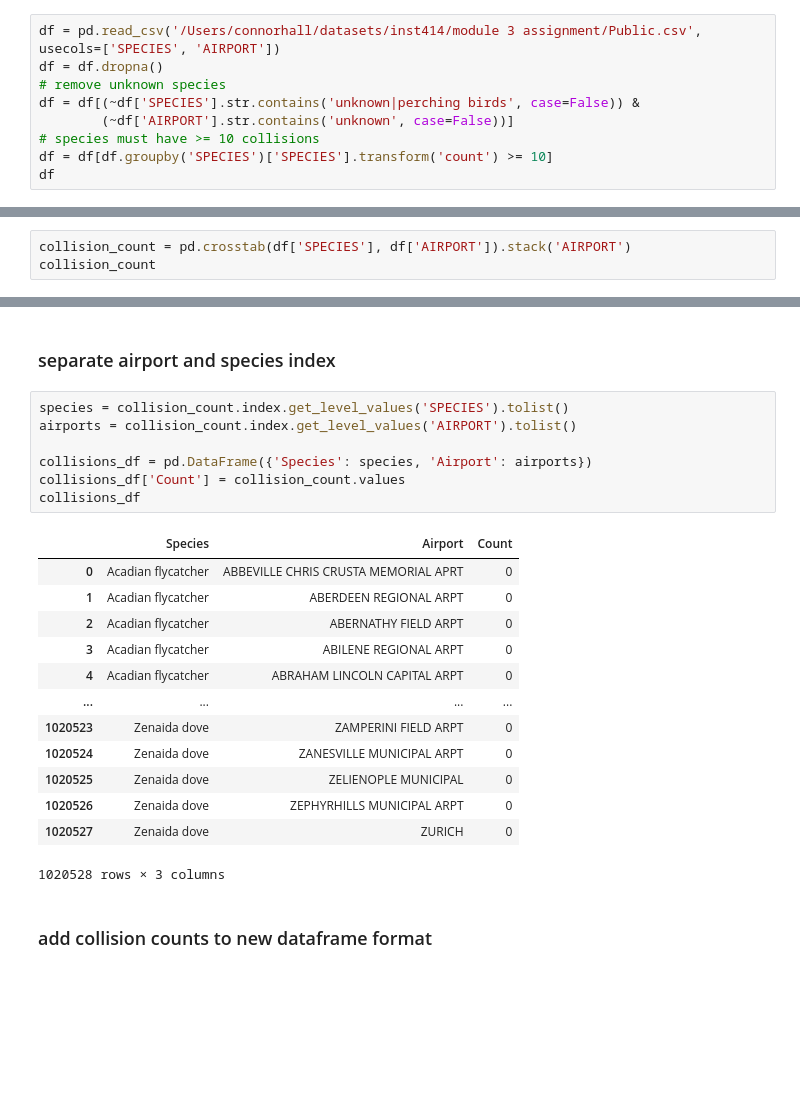
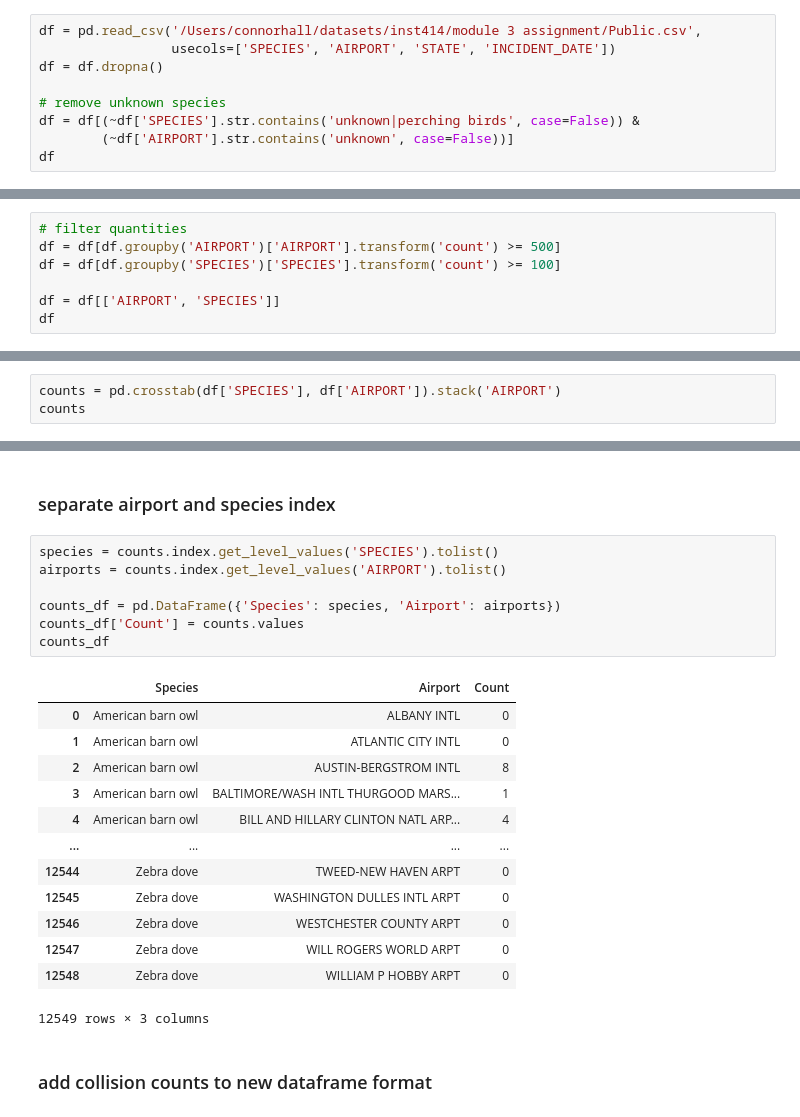
Before and after one commit to green-638/inst414-semester-project, a Jupyter notebook: semester_project.ipynb, the cells around one changed output, grey strips where cells are left out. Cells and saved outputs as stored; diff of their text form; blank space fills up the shorter version.

```diff
--- a/semester_project.ipynb
+++ b/semester_project.ipynb
@@ -5,10 +10,10 @@ import pandas as pd
 # %%
-df = pd.read_csv('/Users/connorhall/datasets/inst414/module 3 assignment/Public.csv', usecols=['SPECIES', 'AIRPORT'])
+df = pd.read_csv('/Users/connorhall/datasets/inst414/module 3 assignment/Public.csv',
+                 usecols=['SPECIES', 'AIRPORT', 'STATE', 'INCIDENT_DATE'])
 df = df.dropna()
+
 # remove unknown species
 df = df[(~df['SPECIES'].str.contains('unknown|perching birds', case=False)) &
         (~df['AIRPORT'].str.contains('unknown', case=False))]
-# species must have >= 10 collisions
-df = df[df.groupby('SPECIES')['SPECIES'].transform('count') >= 10]
 df
 # %% [output]
@@ -27,0 +53,7 @@ df
+# %%
+# filter quantities
+df = df[df.groupby('AIRPORT')['AIRPORT'].transform('count') >= 500]
+df = df[df.groupby('SPECIES')['SPECIES'].transform('count') >= 100]
+
+df = df[['AIRPORT', 'SPECIES']]
+df
@@ -30,4 +76,4 @@ df
 # %%
-collision_count = pd.crosstab(df['SPECIES'], df['AIRPORT']).stack('AIRPORT')
-collision_count
+counts = pd.crosstab(df['SPECIES'], df['AIRPORT']).stack('AIRPORT')
+counts
 # %% [output]
@@ -47,26 +93,26 @@ Length: 1020528, dtype: int64
 # %% [markdown]
 ### separate airport and species index
 # %%
-species = collision_count.index.get_level_values('SPECIES').tolist()
-airports = collision_count.index.get_level_values('AIRPORT').tolist()
+species = counts.index.get_level_values('SPECIES').tolist()
+airports = counts.index.get_level_values('AIRPORT').tolist()
 
-collisions_df = pd.DataFrame({'Species': species, 'Airport': airports})
-collisions_df['Count'] = collision_count.values
-collisions_df
+counts_df = pd.DataFrame({'Species': species, 'Airport': airports})
+counts_df['Count'] = counts.values
+counts_df
 # %% [output]
 |  | Species | Airport | Count |
-| 0 | Acadian flycatcher | ABBEVILLE CHRIS CRUSTA MEMORIAL APRT | 0 |
-| 1 | Acadian flycatcher | ABERDEEN REGIONAL ARPT | 0 |
-| 2 | Acadian flycatcher | ABERNATHY FIELD ARPT | 0 |
-| 3 | Acadian flycatcher | ABILENE REGIONAL ARPT | 0 |
-| 4 | Acadian flycatcher | ABRAHAM LINCOLN CAPITAL ARPT | 0 |
+| 0 | American barn owl | ALBANY INTL | 0 |
+| 1 | American barn owl | ATLANTIC CITY INTL | 0 |
+| 2 | American barn owl | AUSTIN-BERGSTROM INTL | 8 |
+| 3 | American barn owl | BALTIMORE/WASH INTL THURGOOD MARS... | 1 |
+| 4 | American barn owl | BILL AND HILLARY CLINTON NATL ARP... | 4 |
 | ... | ... | ... | ... |
-| 1020523 | Zenaida dove | ZAMPERINI FIELD ARPT | 0 |
-| 1020524 | Zenaida dove | ZANESVILLE MUNICIPAL ARPT | 0 |
-| 1020525 | Zenaida dove | ZELIENOPLE MUNICIPAL | 0 |
-| 1020526 | Zenaida dove | ZEPHYRHILLS MUNICIPAL ARPT | 0 |
-| 1020527 | Zenaida dove | ZURICH | 0 |
+| 12544 | Zebra dove | TWEED-NEW HAVEN ARPT | 0 |
+| 12545 | Zebra dove | WASHINGTON DULLES INTL ARPT | 0 |
+| 12546 | Zebra dove | WESTCHESTER COUNTY ARPT | 0 |
+| 12547 | Zebra dove | WILL ROGERS WORLD ARPT | 0 |
+| 12548 | Zebra dove | WILLIAM P HOBBY ARPT | 0 |
-1020528 rows × 3 columns
+12549 rows × 3 columns
 # %% [markdown]
 ### add collision counts to new dataframe format
 # %%
```
Also changed, not shown: parts of 14 cells of this notebook.
